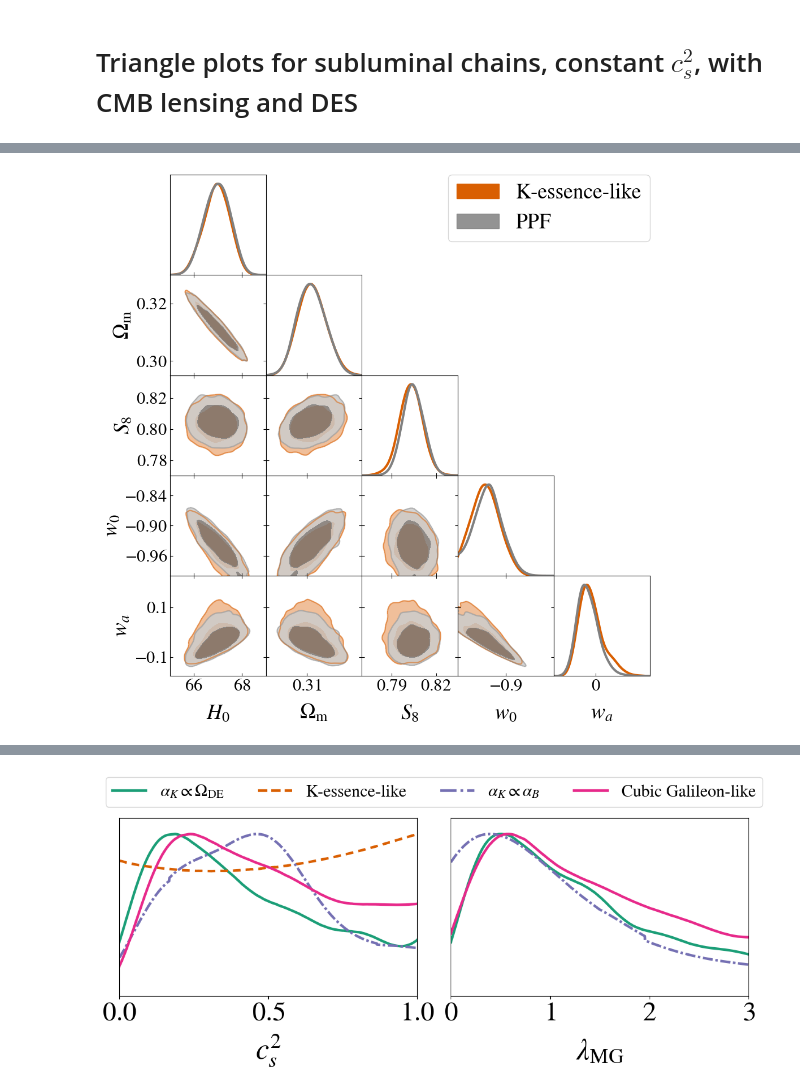
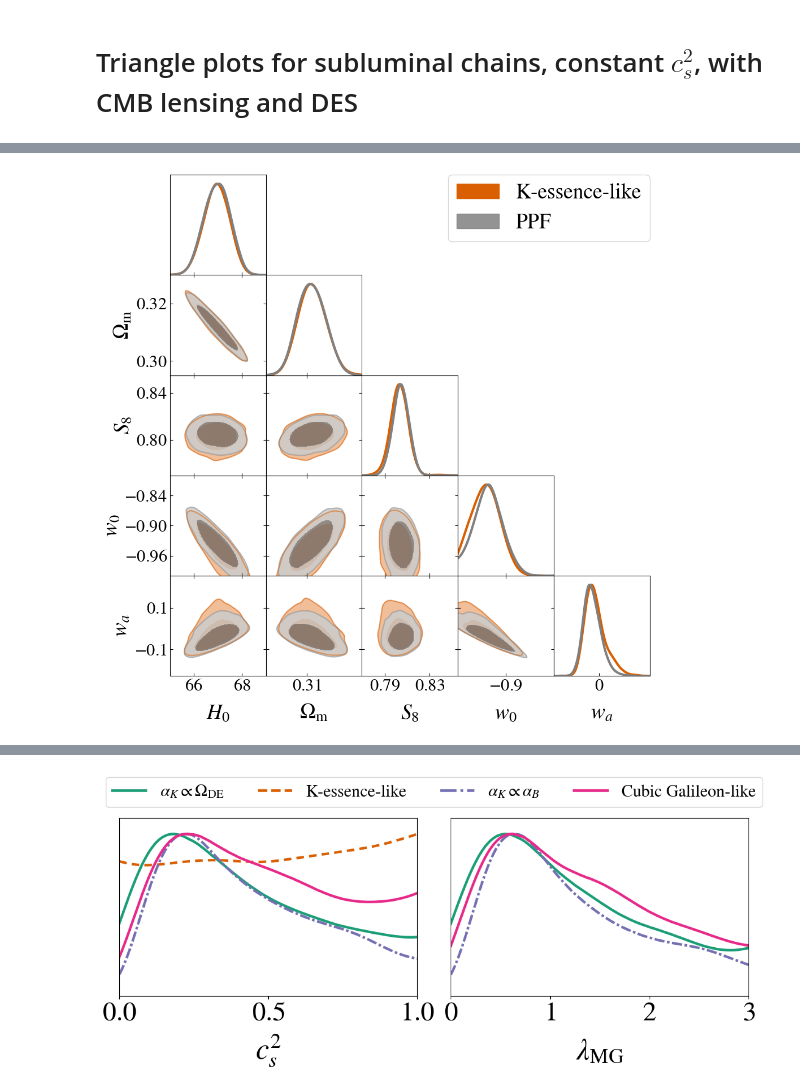
Before and after one commit to joaoreboucas1/cs2-project, a Jupyter notebook: data_analysis/triangle_ds2_subluminal.ipynb, the cells around one changed output, grey strips where cells are left out. Saved outputs shown, nothing was run; the diff lists cells and outputs as text; code cells hidden in the pictures.

Commit message:
Updating plots

```diff
--- a/data_analysis/triangle_ds2_subluminal.ipynb
+++ b/data_analysis/triangle_ds2_subluminal.ipynb
@@ -7,7 +7,7 @@ from getdist import plots
 
 import utils
 # %%
-indices = list(range(81, 83)) + [76, 84, 98, 99]
+indices = list(range(81, 83)) + [76, 84, 98, 99, 100]
 chains = {}
 for i in indices:
-    chains[i] = utils.load_chain(i, burn_in=0.6, smooth_2D=0.3)
+    chains[i] = utils.load_chain(i, burn_in=0.4, smooth_2D=0.35, smooth_1D=0.35)
@@ -53,7 +55,7 @@ p.triangle_plot(
 # p.fig.text(0.3, 1.01, "Data: Planck + DESI + DES-Dovekie", fontsize=20)
 p.fig.savefig("plots/triangle_ds2_subluminal_mg_kessence.pdf", bbox_inches="tight")
 # %% [output]
-[figure, old version]
+[figure, new version]
 # %%
 p = plots.get_subplot_plotter(width_inch=11, subplot_size_ratio=4/5)
 p.settings.axes_fontsize=32
@@ -61,7 +63,7 @@ p.settings.axes_labelsize=35
 p.settings.legend_fontsize=30
 labels = ["$\\alpha_K \\propto \\Omega_\\mathrm{DE}$", "K-essence-like", "$\\alpha_K \\propto \\alpha_B$", "Cubic Galileon-like"]
 p.plots_1d(
-    [chains[98], chains[99], chains[81], chains[82]],
+    [chains[98], chains[99], chains[100], chains[82]],
     ["cs2_0", "alpha_K_0"],
     colors=utils.colors,
     lws=3,
@@ -95,4 +96,4 @@ WARNING:root:auto bandwidth for cs2_0 very small or failed (h=0.0007409822478138
-[figure, old version]
+[figure, new version]
 # %%
 # Getting numbers
 for i, chain in chains.items():
```
Also changed, not shown: parts of 4 cells of this notebook, 11 other files.
